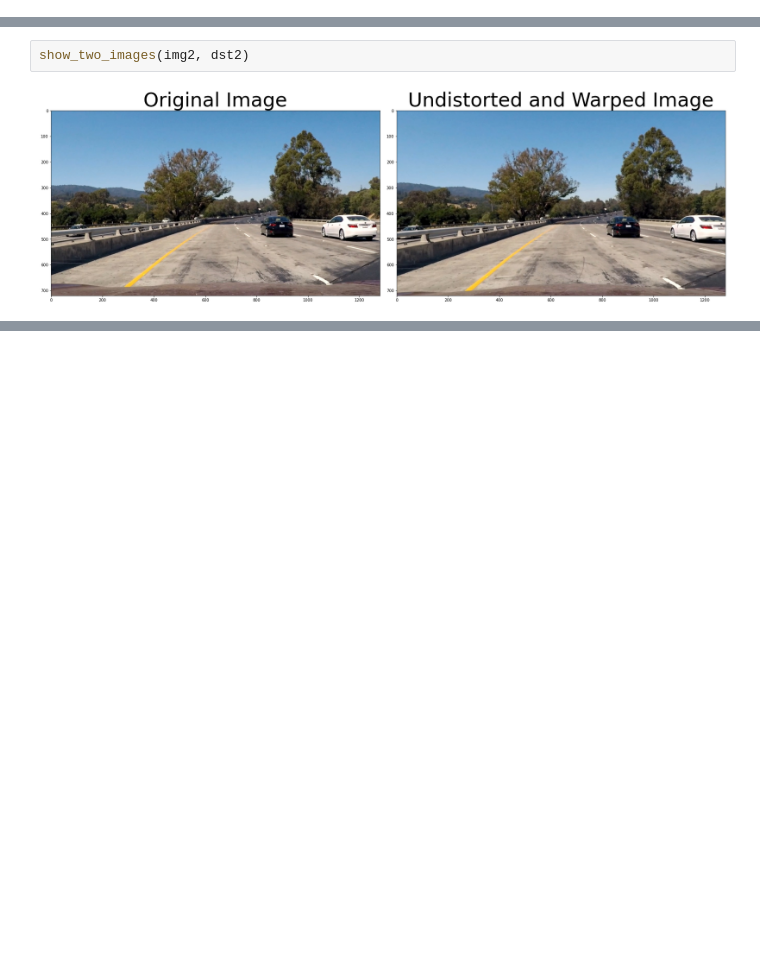
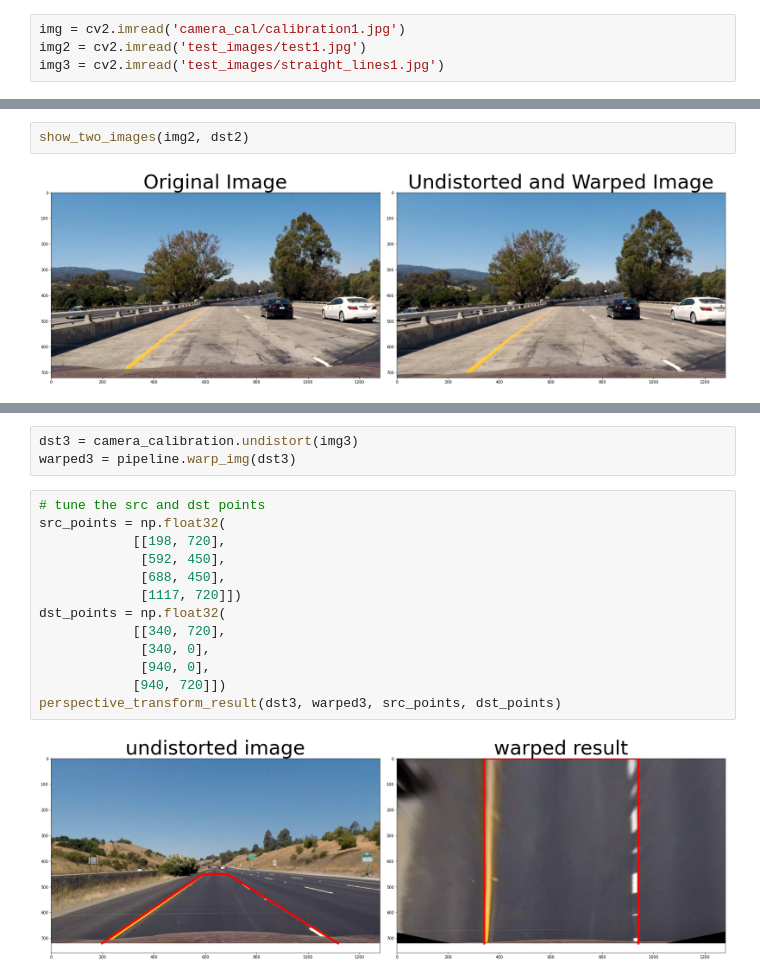
Before and after one commit to youngsend/advanced-lane-lines, a Jupyter notebook: camera_calibration.ipynb, the cells around one changed output, grey strips where cells are left out. Drawn from its saved outputs; the diff is of its cells as text; blank space fills up the shorter version.

```diff
--- a/camera_calibration.ipynb
+++ b/camera_calibration.ipynb
@@ -3,0 +38,4 @@ import matplotlib.pyplot as plt
+# %%
+img = cv2.imread('camera_cal/calibration1.jpg')
+img2 = cv2.imread('test_images/test1.jpg')
+img3 = cv2.imread('test_images/straight_lines1.jpg')
@@ -37,0 +70,18 @@ True
+# %%
+dst3 = camera_calibration.undistort(img3)
+warped3 = pipeline.warp_img(dst3)
+# %%
+# tune the src and dst points
+src_points = np.float32(
+            [[198, 720],
+             [592, 450],
+             [688, 450],
+             [1117, 720]])
+dst_points = np.float32(
+            [[340, 720],
+             [340, 0],
+             [940, 0],
+            [940, 720]])
+perspective_transform_result(dst3, warped3, src_points, dst_points)
+# %% [output]
+[figure, added]
```
Also changed, not shown: parts of 17 cells of this notebook, 1 other file.
